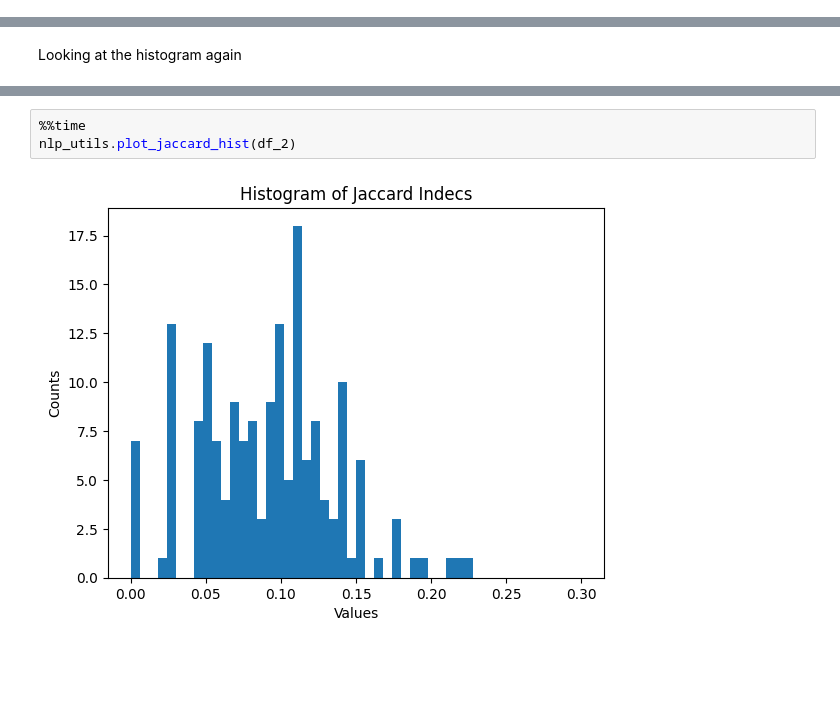
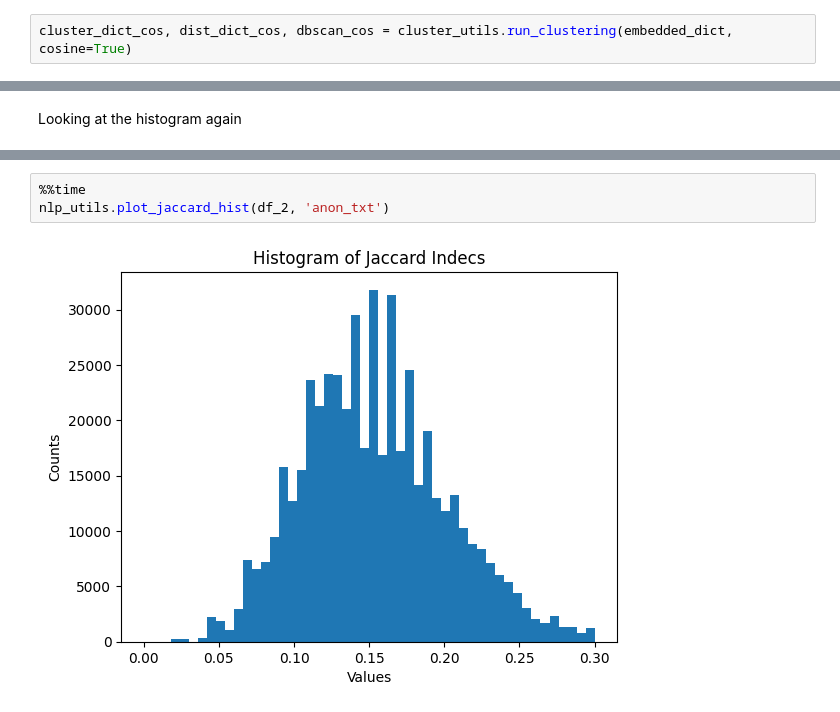
Before and after one commit to neumanh/K-anonymity-fot-texts, a Jupyter notebook: POC_v1.1.ipynb, the cells around one changed output, grey strips where cells are left out. Saved outputs shown, nothing was run; the diff lists cells and outputs as text; blank space fills up the shorter version.

Commit message:
Adding cosine distance and improve history printing

```diff
--- a/POC_v1.1.ipynb
+++ b/POC_v1.1.ipynb
@@ -83,0 +80,2 @@ dist_dict[9]
+# %%
+cluster_dict_cos, dist_dict_cos, dbscan_cos = cluster_utils.run_clustering(embedded_dict, cosine=True)
@@ -150,5 +206,5 @@ Looking at the histogram again
 # %%
 %%time
-nlp_utils.plot_jaccard_hist(df_2)
+nlp_utils.plot_jaccard_hist(df_2, 'anon_txt')
 # %% [output]
-[figure, old version]
+[figure, new version]
```
Also changed, not shown: parts of 29 cells of this notebook, 2 other files.
